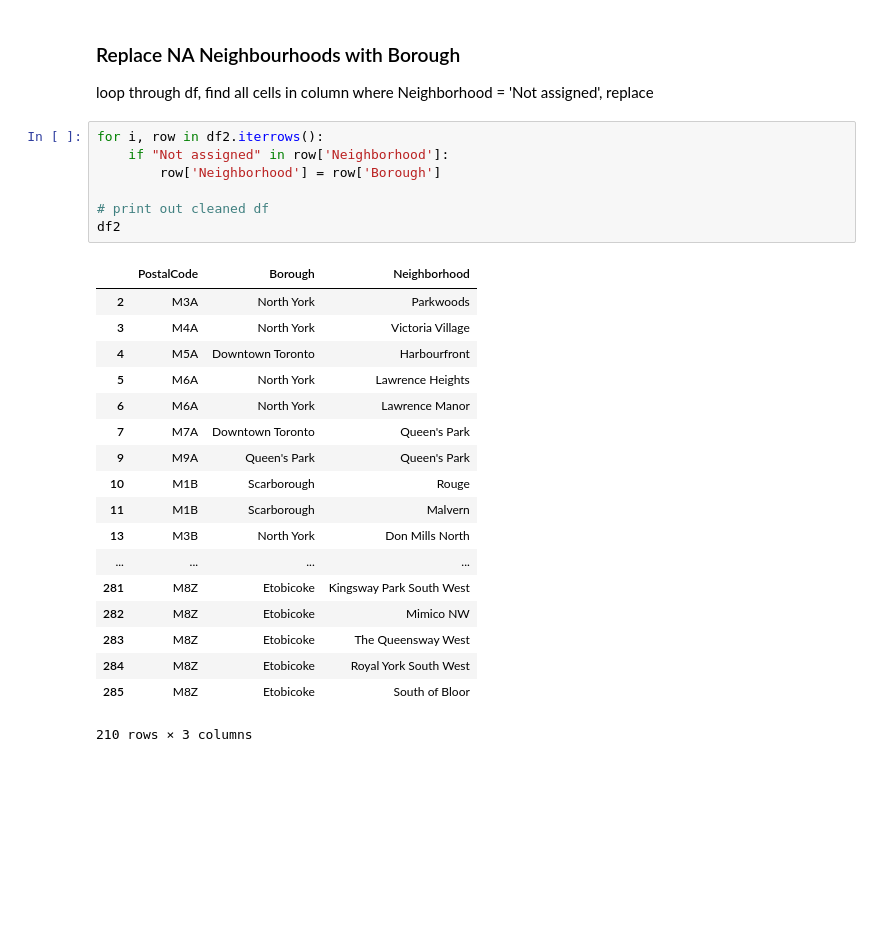
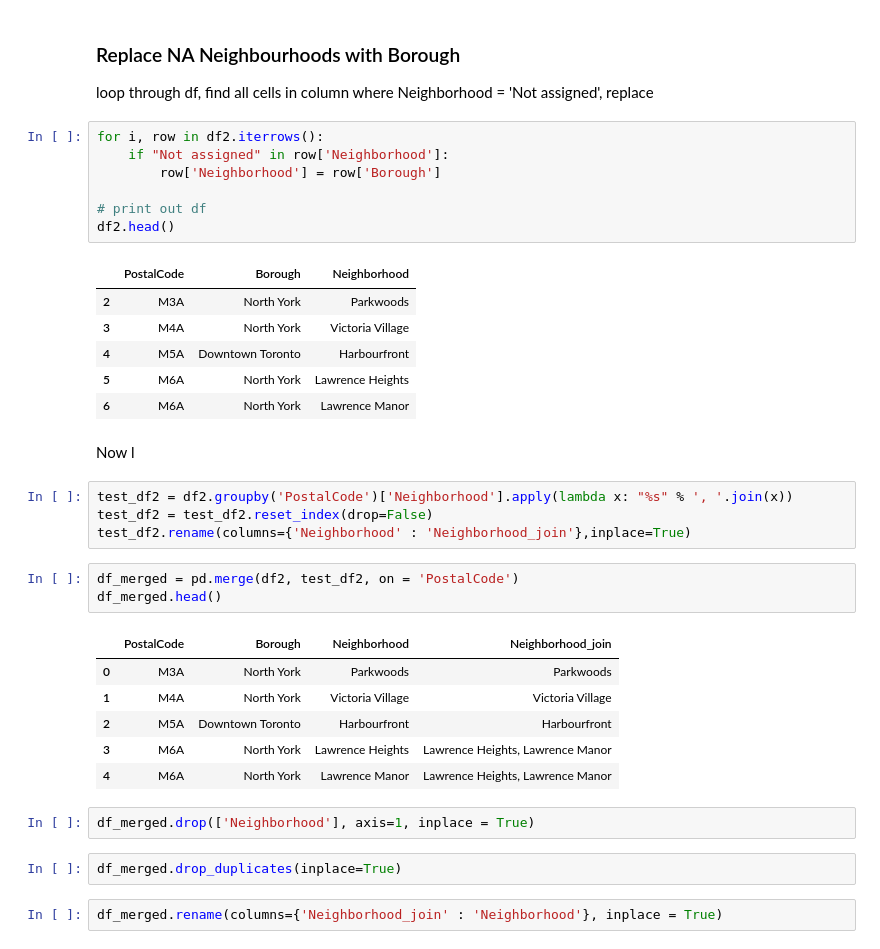
Before and after one commit to bethw726/Coursera_Capstone, a Jupyter notebook: Seg and Clust Toronto prt1.ipynb, the cells around one changed output. Saved outputs shown, nothing was run; the diff lists cells and outputs as text; blank space fills up the shorter version.

```diff
--- a/Seg and Clust Toronto prt1.ipynb
+++ b/Seg and Clust Toronto prt1.ipynb
@@ -157,26 +133,36 @@ loop through df, find all cells in column where Neighborhood = 'Not assigned', r
 # %%
 for i, row in df2.iterrows():
     if "Not assigned" in row['Neighborhood']:
         row['Neighborhood'] = row['Borough']
 
-# print out cleaned df
-df2
+# print out df
+df2.head()
 # %% [output]
 |  | PostalCode | Borough | Neighborhood |
 | 2 | M3A | North York | Parkwoods |
 | 3 | M4A | North York | Victoria Village |
 | 4 | M5A | Downtown Toronto | Harbourfront |
 | 5 | M6A | North York | Lawrence Heights |
 | 6 | M6A | North York | Lawrence Manor |
-| 7 | M7A | Downtown Toronto | Queen's Park |
-| 9 | M9A | Queen's Park | Queen's Park |
-| 10 | M1B | Scarborough | Rouge |
-| 11 | M1B | Scarborough | Malvern |
-| 13 | M3B | North York | Don Mills North |
-| ... | ... | ... | ... |
-| 281 | M8Z | Etobicoke | Kingsway Park South West |
-| 282 | M8Z | Etobicoke | Mimico NW |
-| 283 | M8Z | Etobicoke | The Queensway West |
-| 284 | M8Z | Etobicoke | Royal York South West |
-| 285 | M8Z | Etobicoke | South of Bloor |
-210 rows × 3 columns
+# %% [markdown]
+Now l
+# %%
+test_df2 = df2.groupby('PostalCode')['Neighborhood'].apply(lambda x: "%s" % ', '.join(x))
+test_df2 = test_df2.reset_index(drop=False)
+test_df2.rename(columns={'Neighborhood' : 'Neighborhood_join'},inplace=True)
+# %%
+df_merged = pd.merge(df2, test_df2, on = 'PostalCode')
+df_merged.head()
+# %% [output]
+|  | PostalCode | Borough | Neighborhood | Neighborhood_join |
+| 0 | M3A | North York | Parkwoods | Parkwoods |
+| 1 | M4A | North York | Victoria Village | Victoria Village |
+| 2 | M5A | Downtown Toronto | Harbourfront | Harbourfront |
+| 3 | M6A | North York | Lawrence Heights | Lawrence Heights, Lawrence Manor |
+| 4 | M6A | North York | Lawrence Manor | Lawrence Heights, Lawrence Manor |
+# %%
+df_merged.drop(['Neighborhood'], axis=1, inplace = True)
+# %%
+df_merged.drop_duplicates(inplace=True)
+# %%
+df_merged.rename(columns={'Neighborhood_join' : 'Neighborhood'}, inplace = True)
```
Also changed, not shown: parts of 5 cells of this notebook.
